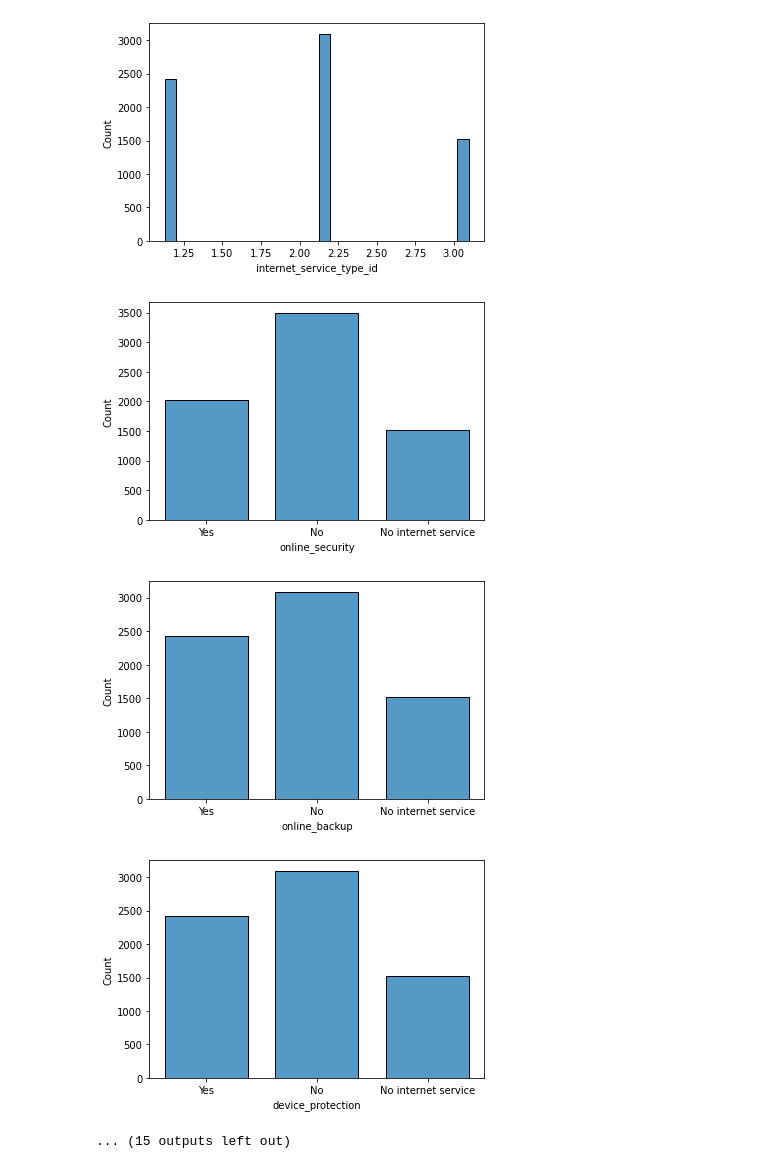
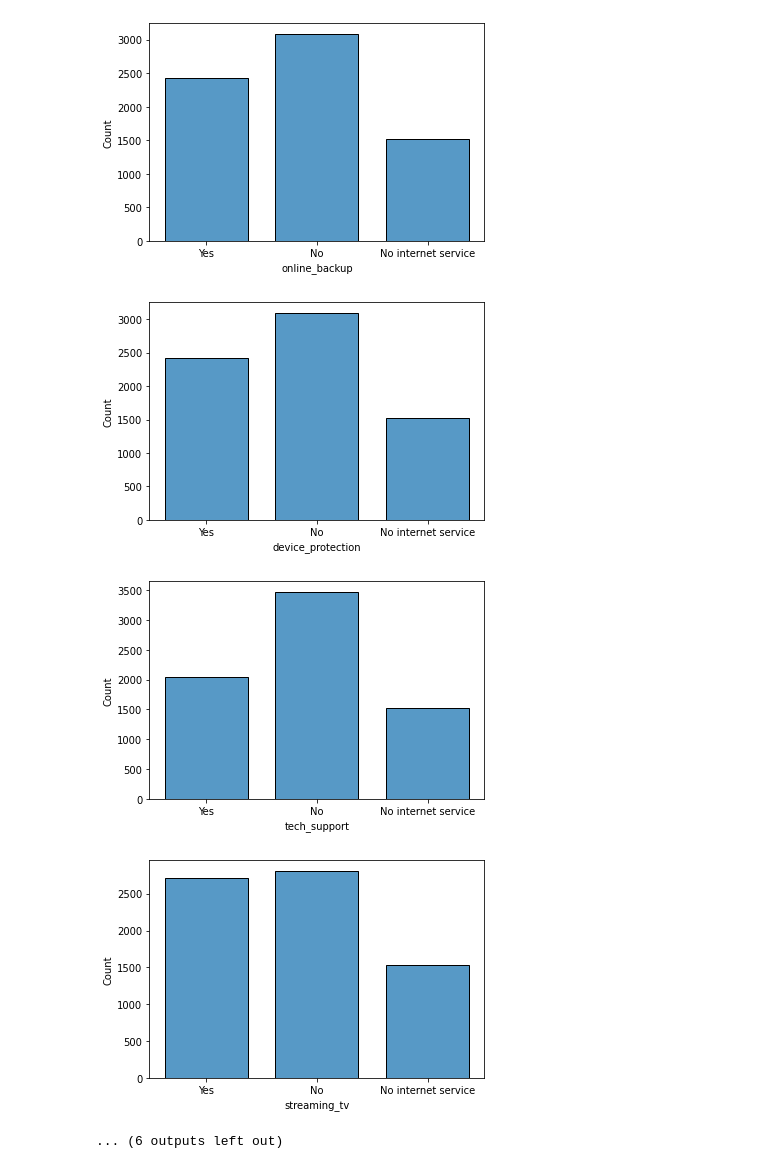
Before and after one commit to carterrxavier/classification-project, a Jupyter notebook: initial_notebook.ipynb, the cells around one changed output. Saved outputs shown, nothing was run; the diff lists cells and outputs as text; code cells hidden in the pictures.

```diff
--- a/initial_notebook.ipynb
+++ b/initial_notebook.ipynb
@@ -79,5 +63,5 @@ original_df.shape
 ###ORIGINAL EXPLORE####
 # %%
 #store explore findings here after
-Explore.uni_stats(original_df)
+Explore.get_uni_stats(original_df.drop(columns=['customer_id','total_charges','churn','internet_service_type_id', 'payment_type_id','contract_type_id']))
 # %% [output]
@@ -92,5 +76,5 @@ Explore.uni_stats(original_df)
-[figure, old version]
+[figure, new version]
-[figure, old version]
+[figure, new version]
-[figure, old version]
+[figure, new version]
-[figure, old version]
+[figure, new version]
-... (15 outputs left out)
+... (6 outputs left out)
```
Also changed, not shown: parts of 10 cells of this notebook, 4 other files.
